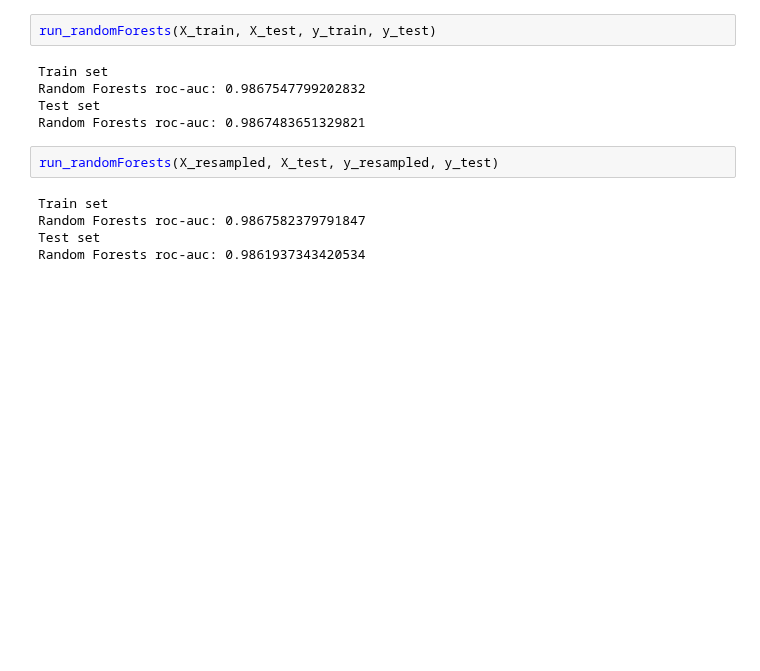
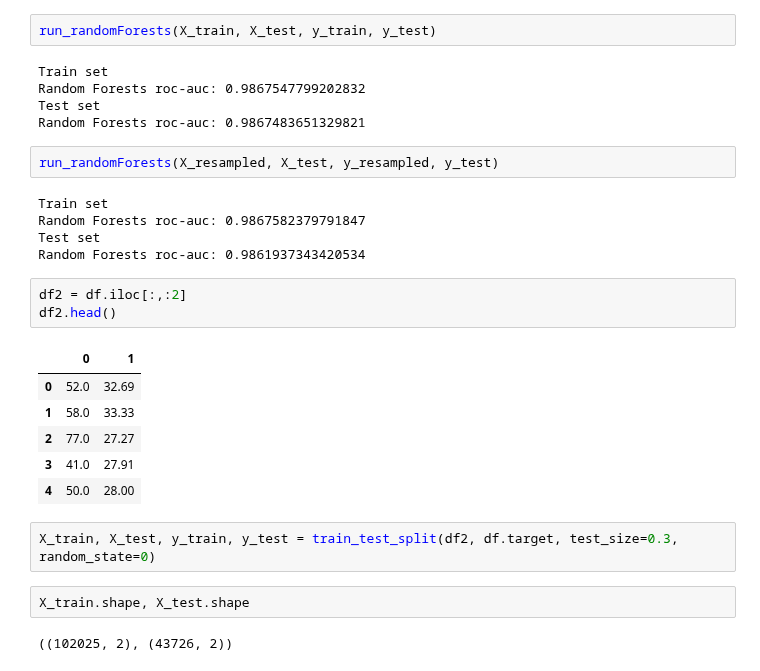
Before and after one commit to MaximillianJacob/Udemy, a Jupyter notebook: machine_learning_imbalanced_data/5_Undersampling/4_One_Sided_Selection.ipynb, the cells around one changed output. Drawn from its saved outputs; the diff is of its cells as text; blank space fills up the shorter version.

```diff
--- a/machine_learning_imbalanced_data/5_Undersampling/4_One_Sided_Selection.ipynb
+++ b/machine_learning_imbalanced_data/5_Undersampling/4_One_Sided_Selection.ipynb
@@ -340,3 +340,19 @@ Train set
 Random Forests roc-auc: 0.9867582379791847
 Test set
 Random Forests roc-auc: 0.9861937343420534
+# %%
+df2 = df.iloc[:,:2]
+df2.head()
+# %% [output]
+|  | 0 | 1 |
+| 0 | 52.0 | 32.69 |
+| 1 | 58.0 | 33.33 |
+| 2 | 77.0 | 27.27 |
+| 3 | 41.0 | 27.91 |
+| 4 | 50.0 | 28.00 |
+# %%
+X_train, X_test, y_train, y_test = train_test_split(df2, df.target, test_size=0.3, random_state=0)
+# %%
+X_train.shape, X_test.shape
+# %% [output]
+((102025, 2), (43726, 2))
```
Also changed, not shown: parts of 4 cells of this notebook.
